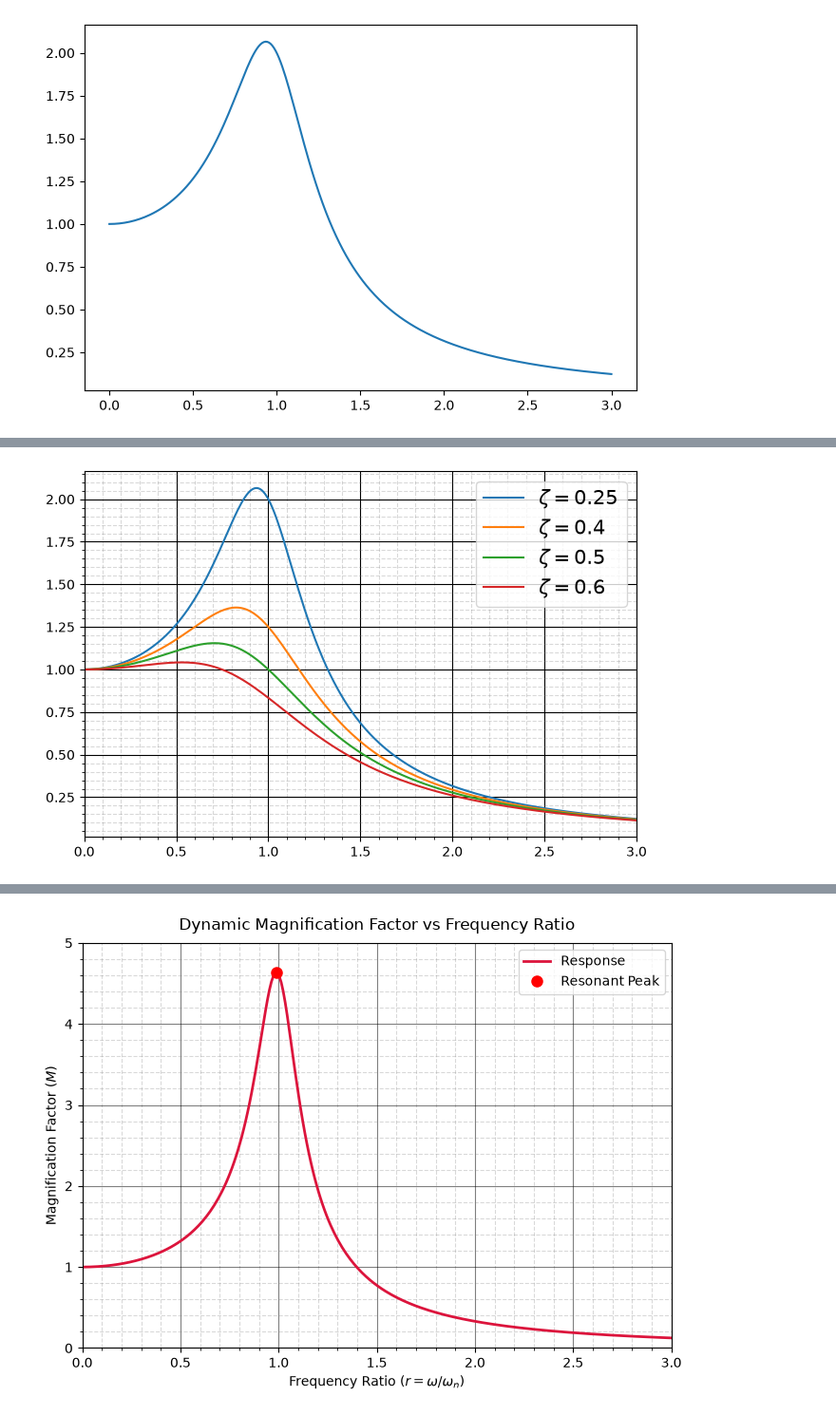
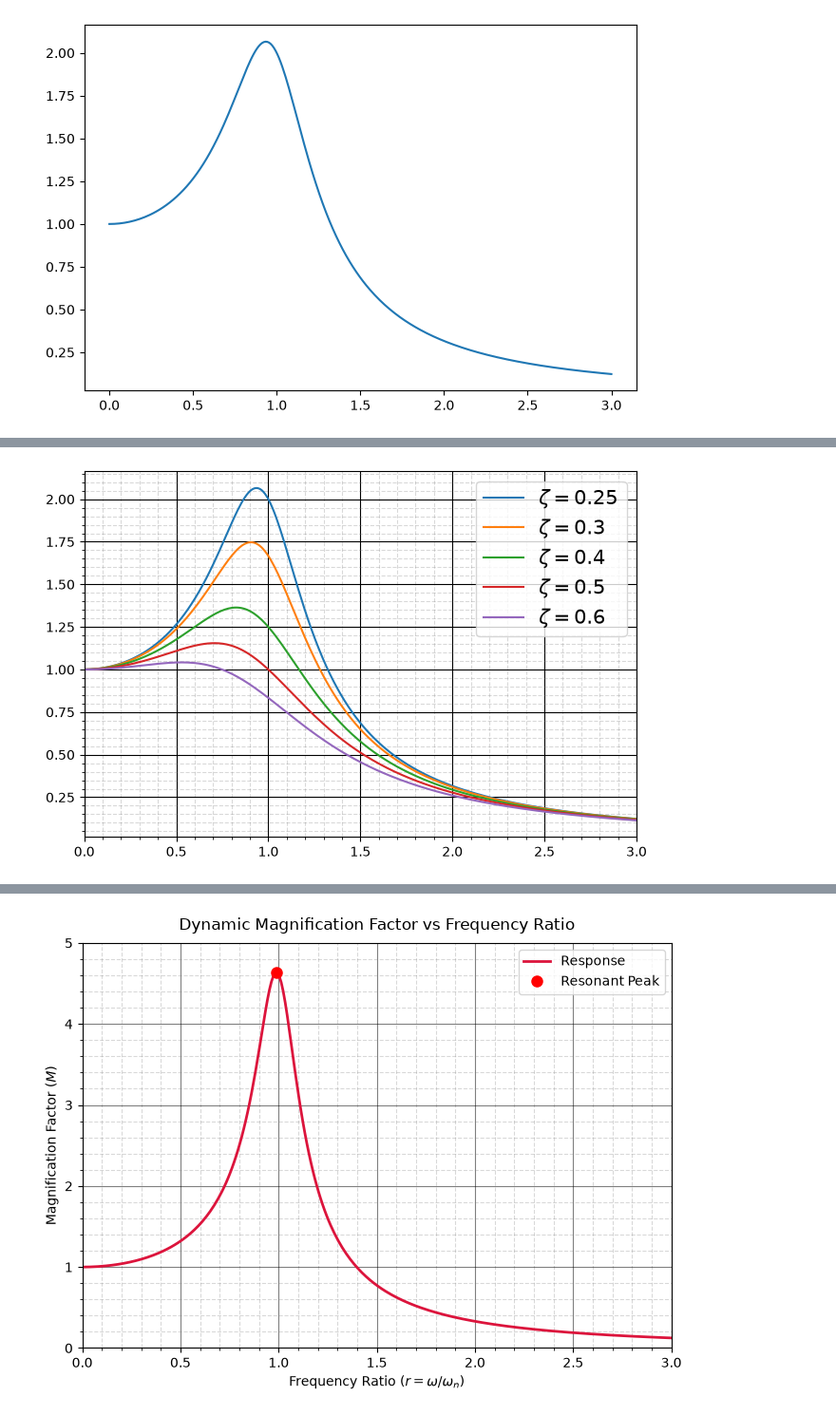
Before and after one commit to 5r33dhar/MechPY, a Jupyter notebook: Section 4 Plotting the data with Matplotlib Library for Python/Section 5: Programs on Mechanics, Machine Design/30. Program - 3 - Plot the frequency response of the spring mass system.ipynb, the cells around one changed output, grey strips where cells are left out. Shown at 95% size. Drawn from its saved outputs; the diff is of its cells as text; code cells hidden in the pictures.

```diff
--- a/Section 4 Plotting the data with Matplotlib Library for Python/Section 5: Programs on Mechanics, Machine Design/30. Program - 3 - Plot the frequency response of the spring mass system.ipynb
+++ b/Section 4 Plotting the data with Matplotlib Library for Python/Section 5: Programs on Mechanics, Machine Design/30. Program - 3 - Plot the frequency response of the spring mass system.ipynb
@@ -17,3 +33,23 @@ plt.plot(r,fr)
 plt.show()
 # %% [output]
 [figure]
+# %%
+import numpy as np  #given
+import matplotlib.pyplot as plt
+
+zeta = [0.2,0.3,0.4,0.5]
+r = np.linspace(0,3,300)
+
+plt.figure(figsize=(7.5,5))
+for z in zeta:
+    a = 1-r**2
+    b = (2*z*r)**2
+    fr = 1/np.sqrt(a**2+b**2)
+    plt.plot(r,fr,label=r'$\zeta={}$'.format(z))
+
+plt.legend(loc='best')
+plt.xlim(r[0],r[-1])
+plt.grid(which='major',color='black')
+plt.minorticks_on()
+plt.grid(which='minor',color='grey',alpha=0.4,linestyle='--')
+plt.show()
@@ -20,29 +58,29 @@ plt.show()
 # %%
 import numpy as np
 import matplotlib.pyplot as plt
 
 r = np.linspace(0,3,300) # frequency ration
-zeta = [0.25,0.4,0.5,0.6]
+zeta = [0.25,0.3,0.4,0.5,0.6]
 
 plt.figure(figsize=(7.5,5))
 
 for z in zeta:
 
     a = 1-r ** 2
     b = 2*z*r
     fr = 1/np.sqrt(a ** 2+b ** 2)
 
 
     plt.plot(r,fr,label=r'$\zeta={}$'.format(z))
 
 plt.legend(loc='best',fontsize=15)
 plt.grid(which='major',color='black')
 plt.minorticks_on()
 plt.grid(visible=True, which='minor', color='grey', linestyle='--', alpha=0.3)
 plt.xlim(r[0],r[-1])
 plt.show()
 # %% [output]
-[figure, old version]
+[figure, new version]
 # %%
 # Frequency Response For SDOF Multiple Plots  #given
 
```
Also changed, not shown: parts of 4 cells of this notebook.
